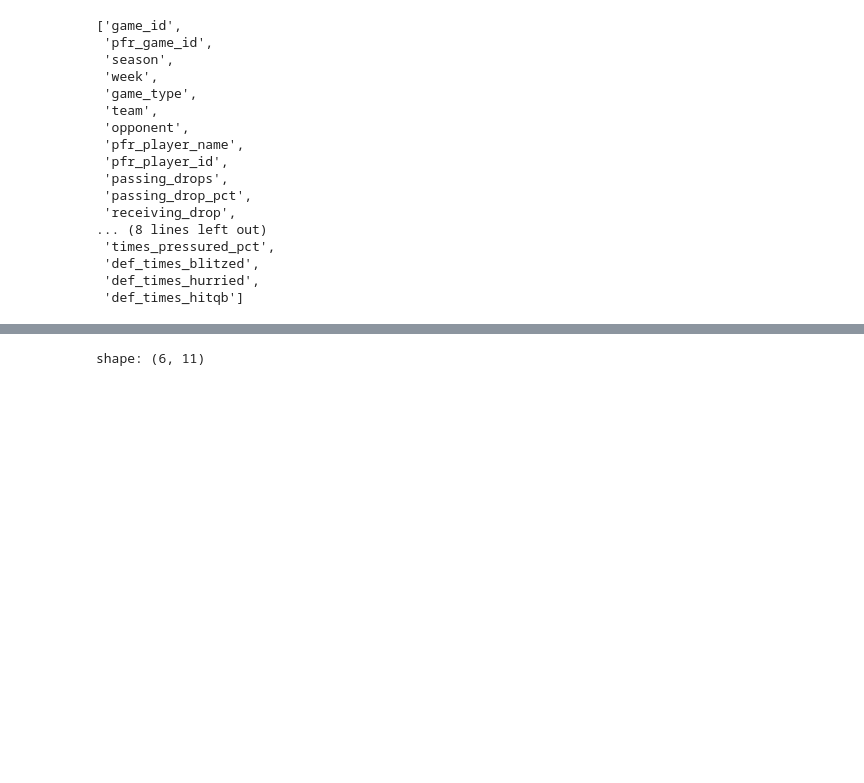
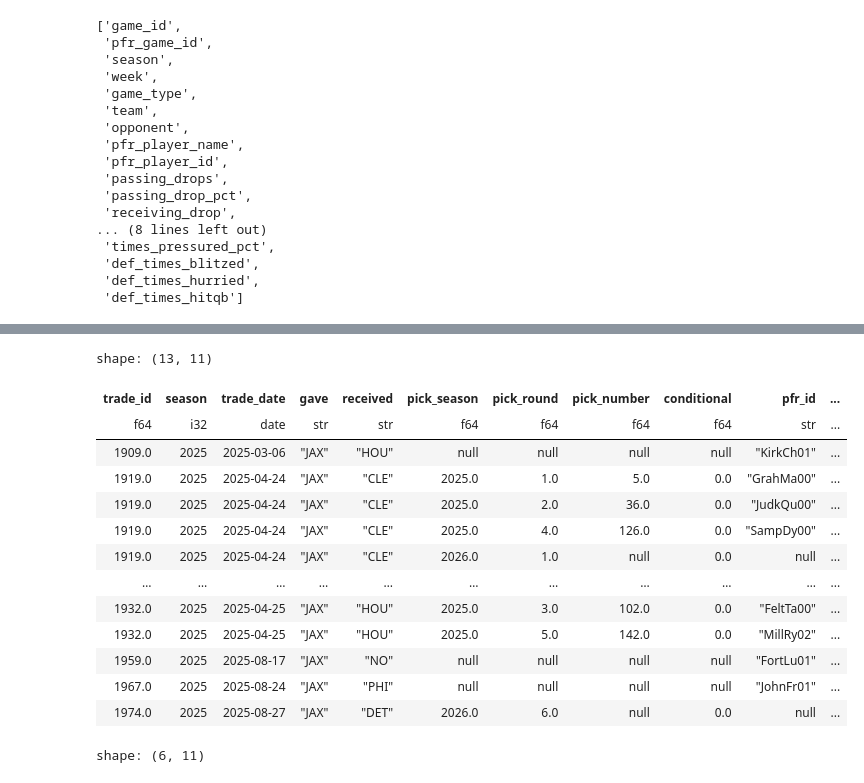
Before and after one commit to cram9030/detroit_lions_draft, a Jupyter notebook: notebooks/data_exploration.ipynb, the cells around one changed output, grey strips where cells are left out. Saved outputs shown, nothing was run; the diff lists cells and outputs as text; code cells hidden in the pictures; blank space fills up the shorter version.

```diff
--- a/notebooks/data_exploration.ipynb
+++ b/notebooks/data_exploration.ipynb
@@ -202,3 +216,20 @@ trades = nfl.load_trades()
+# %%
+trades.filter(pl.col('gave')=="JAX").filter(pl.col('season')==2025)
+# %% [output]
+shape: (13, 11)
+| trade_id | season | trade_date | gave | received | pick_season | pick_round | pick_number | conditional | pfr_id | ... |
+| f64 | i32 | date | str | str | f64 | f64 | f64 | f64 | str | ... |
+| 1909.0 | 2025 | 2025-03-06 | "JAX" | "HOU" | null | null | null | null | "KirkCh01" | ... |
+| 1919.0 | 2025 | 2025-04-24 | "JAX" | "CLE" | 2025.0 | 1.0 | 5.0 | 0.0 | "GrahMa00" | ... |
+| 1919.0 | 2025 | 2025-04-24 | "JAX" | "CLE" | 2025.0 | 2.0 | 36.0 | 0.0 | "JudkQu00" | ... |
+| 1919.0 | 2025 | 2025-04-24 | "JAX" | "CLE" | 2025.0 | 4.0 | 126.0 | 0.0 | "SampDy00" | ... |
+| 1919.0 | 2025 | 2025-04-24 | "JAX" | "CLE" | 2026.0 | 1.0 | null | 0.0 | null | ... |
+| … | … | … | … | … | … | … | … | … | … | ... |
+| 1932.0 | 2025 | 2025-04-25 | "JAX" | "HOU" | 2025.0 | 3.0 | 102.0 | 0.0 | "FeltTa00" | ... |
+| 1932.0 | 2025 | 2025-04-25 | "JAX" | "HOU" | 2025.0 | 5.0 | 142.0 | 0.0 | "MillRy02" | ... |
+| 1959.0 | 2025 | 2025-08-17 | "JAX" | "NO" | null | null | null | null | "FortLu01" | ... |
+| 1967.0 | 2025 | 2025-08-24 | "JAX" | "PHI" | null | null | null | null | "JohnFr01" | ... |
+| 1974.0 | 2025 | 2025-08-27 | "JAX" | "DET" | 2026.0 | 6.0 | null | 0.0 | null | ... |
 # %%
 trades.filter(pl.col('trade_id')==1929)
 # %% [output]
```
Also changed, not shown: parts of 1 cell of this notebook, 4 other files.
